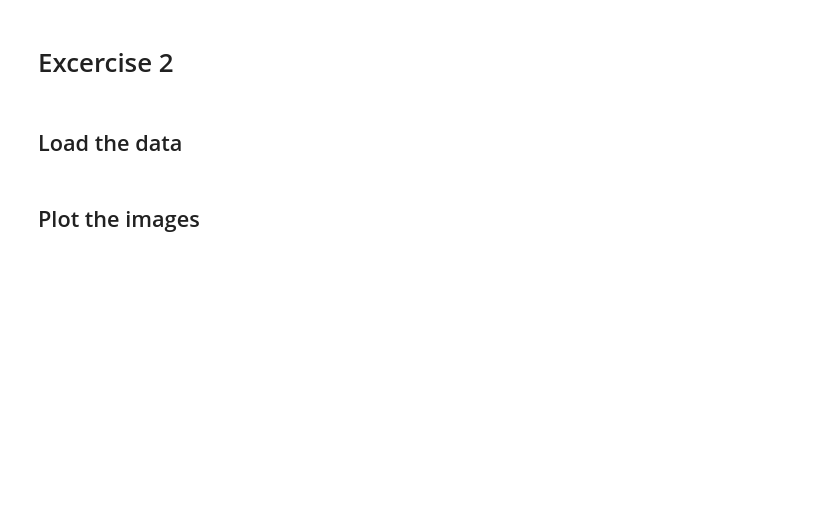
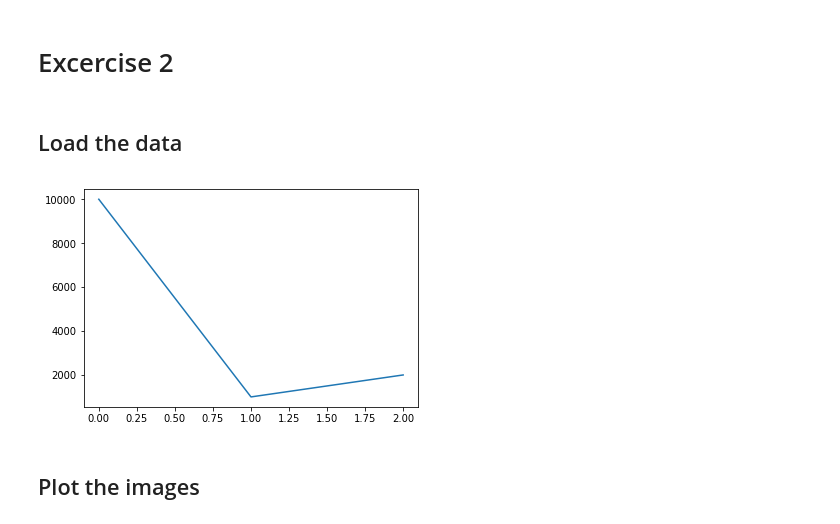
Before and after one commit to fluescher/deep-learning-presentation, a Jupyter notebook: notebook/Excercise 2 - Our first classifier.ipynb, the cells around one changed output. Cells and saved outputs as stored; diff of their text form; code cells hidden in the pictures; blank space fills up the shorter version.

```diff
--- a/notebook/Excercise 2 - Our first classifier.ipynb
+++ b/notebook/Excercise 2 - Our first classifier.ipynb
@@ -16,6 +16,14 @@ test_dataset = data['test_dataset']
 test_labels = data['test_labels']
 valid_dataset = data['valid_dataset']
 valid_labels = data['valid_labels']
+# %%
+%matplotlib inline
+import matplotlib.pyplot as plt
+
+plt.plot([len(train_dataset), len(test_dataset), len(valid_dataset)])
+plt.show()
+# %% [output]
+[figure, added]
 # %% [markdown]
 ## Plot the images
 # %%
```
Also changed, not shown: parts of 5 cells of this notebook.
